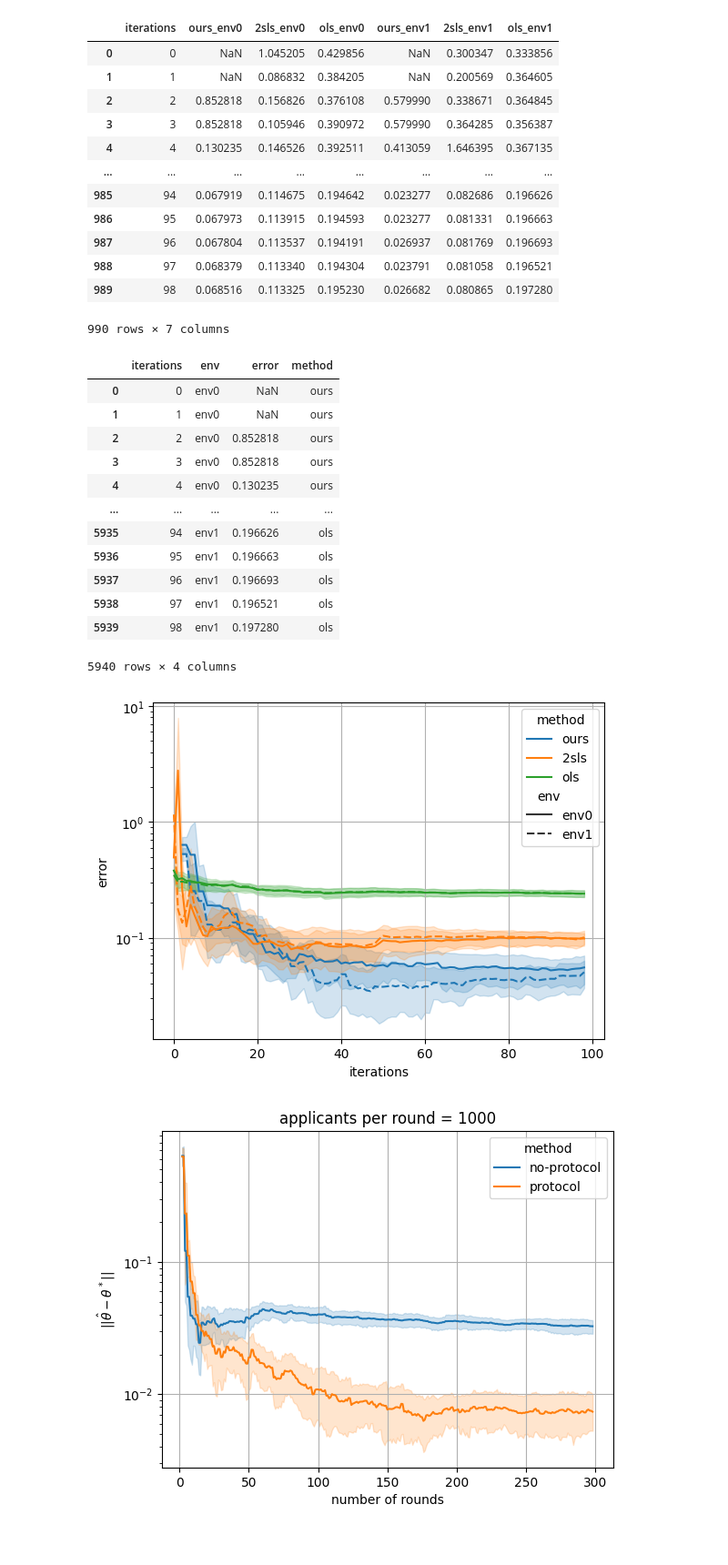
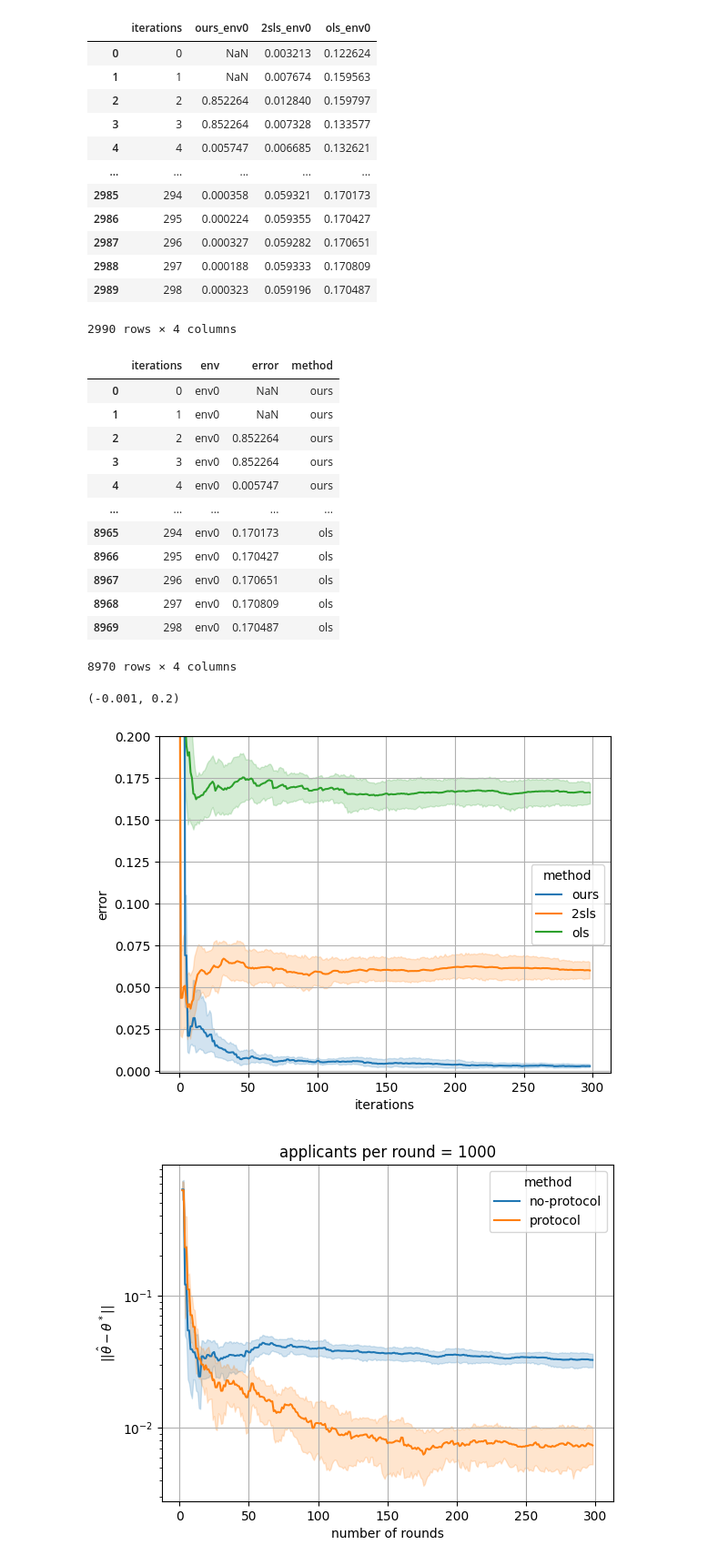
Before and after one commit to muneebaadil/strategic-instrumental-variable-regression, a Jupyter notebook: experiments.ipynb, the cells around one changed output. Shown at 91% size. Drawn from its saved outputs; the diff is of its cells as text; code cells hidden in the pictures; blank space fills up the shorter version.

```diff
--- a/experiments.ipynb
+++ b/experiments.ipynb
@@ -58,7 +58,7 @@ def run_single_env(args, x, y, theta, z, theta_star, env_idx):
     return err_list
 
 n_runs = 10
-cmd =f'--num-applicants 10000 --applicants-per-round 100 --fixed-effort-conversion --scaled-duplicates sequence --b-bias 2 --num-envs 2 --pref uniform --methods ours 2sls ols'
+cmd =f'--num-applicants 300000 --applicants-per-round 1000 --fixed-effort-conversion --scaled-duplicates sequence --b-bias 2 --num-envs 1 --pref uniform --methods ours 2sls ols'
 args = script.get_args(cmd)
 args_list = [(s, args) for s in np.arange(n_runs)]
 with Pool(n_runs) as p:
@@ -91,19 +73,19 @@ df = pd.concat(dfs)
 df.reset_index(inplace=True); df.rename({'index': 'iterations'}, axis=1, inplace=True)
 df
 # %% [output]
-|  | iterations | ours_env0 | 2sls_env0 | ols_env0 | ours_env1 | 2sls_env1 | ols_env1 |
-| 0 | 0 | NaN | 1.045205 | 0.429856 | NaN | 0.300347 | 0.333856 |
-| 1 | 1 | NaN | 0.086832 | 0.384205 | NaN | 0.200569 | 0.364605 |
-| 2 | 2 | 0.852818 | 0.156826 | 0.376108 | 0.579990 | 0.338671 | 0.364845 |
-| 3 | 3 | 0.852818 | 0.105946 | 0.390972 | 0.579990 | 0.364285 | 0.356387 |
-| 4 | 4 | 0.130235 | 0.146526 | 0.392511 | 0.413059 | 1.646395 | 0.367135 |
-| ... | ... | ... | ... | ... | ... | ... | ... |
-| 985 | 94 | 0.067919 | 0.114675 | 0.194642 | 0.023277 | 0.082686 | 0.196626 |
-| 986 | 95 | 0.067973 | 0.113915 | 0.194593 | 0.023277 | 0.081331 | 0.196663 |
-| 987 | 96 | 0.067804 | 0.113537 | 0.194191 | 0.026937 | 0.081769 | 0.196693 |
-| 988 | 97 | 0.068379 | 0.113340 | 0.194304 | 0.023791 | 0.081058 | 0.196521 |
-| 989 | 98 | 0.068516 | 0.113325 | 0.195230 | 0.026682 | 0.080865 | 0.197280 |
+|  | iterations | ours_env0 | 2sls_env0 | ols_env0 |
+| 0 | 0 | NaN | 0.003213 | 0.122624 |
+| 1 | 1 | NaN | 0.007674 | 0.159563 |
+| 2 | 2 | 0.852264 | 0.012840 | 0.159797 |
+| 3 | 3 | 0.852264 | 0.007328 | 0.133577 |
+| 4 | 4 | 0.005747 | 0.006685 | 0.132621 |
+| ... | ... | ... | ... | ... |
+| 2985 | 294 | 0.000358 | 0.059321 | 0.170173 |
+| 2986 | 295 | 0.000224 | 0.059355 | 0.170427 |
+| 2987 | 296 | 0.000327 | 0.059282 | 0.170651 |
+| 2988 | 297 | 0.000188 | 0.059333 | 0.170809 |
+| 2989 | 298 | 0.000323 | 0.059196 | 0.170487 |
-990 rows × 7 columns
+2990 rows × 4 columns
 # %%
 # long format for plotting
 value_vars = [f'{m}_env{e}' for m in args.methods for e in range(args.num_envs)]
@@ -115,24 +97,27 @@ dflong
 |  | iterations | env | error | method |
 | 0 | 0 | env0 | NaN | ours |
 | 1 | 1 | env0 | NaN | ours |
-| 2 | 2 | env0 | 0.852818 | ours |
-| 3 | 3 | env0 | 0.852818 | ours |
-| 4 | 4 | env0 | 0.130235 | ours |
+| 2 | 2 | env0 | 0.852264 | ours |
+| 3 | 3 | env0 | 0.852264 | ours |
+| 4 | 4 | env0 | 0.005747 | ours |
 | ... | ... | ... | ... | ... |
-| 5935 | 94 | env1 | 0.196626 | ols |
-| 5936 | 95 | env1 | 0.196663 | ols |
-| 5937 | 96 | env1 | 0.196693 | ols |
-| 5938 | 97 | env1 | 0.196521 | ols |
-| 5939 | 98 | env1 | 0.197280 | ols |
+| 8965 | 294 | env0 | 0.170173 | ols |
+| 8966 | 295 | env0 | 0.170427 | ols |
+| 8967 | 296 | env0 | 0.170651 | ols |
+| 8968 | 297 | env0 | 0.170809 | ols |
+| 8969 | 298 | env0 | 0.170487 | ols |
-5940 rows × 4 columns
+8970 rows × 4 columns
 # %%
 # dflong = pd.melt(df, id_vars='iterations', value_vars=('ours_env0', 'ours_env1'), var_name='env', value_name='error')
 fig,ax=plt.subplots()
-sns.lineplot(dflong, x='iterations', y='error', style='env', errorbar=('ci', 95), ax=ax, hue='method')
+sns.lineplot(dflong, x='iterations', y='error', errorbar=('ci', 95), ax=ax, hue='method')
 ax.grid()
-ax.set_yscale('log')
+# ax.set_yscale('log')
+ax.set_ylim(bottom=-0.001, top=.2)
+# ax.set_yscale('log')
 # %% [output]
+(-0.001, 0.2)
-[figure, old version]
+[figure, new version]
 # %%
 # from scipy.stats import ttest_ind
 # condition = 'w'
```
Also changed, not shown: parts of 1 cell of this notebook.
